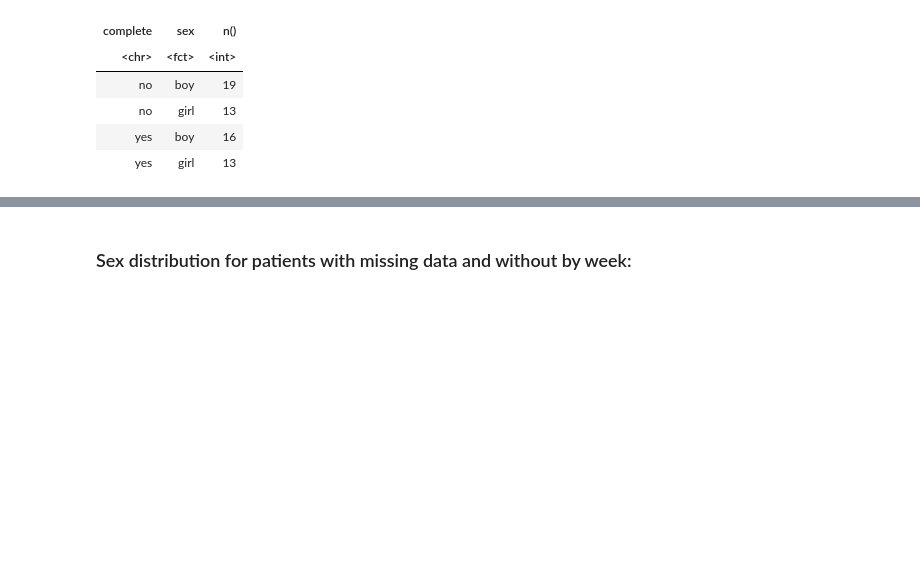
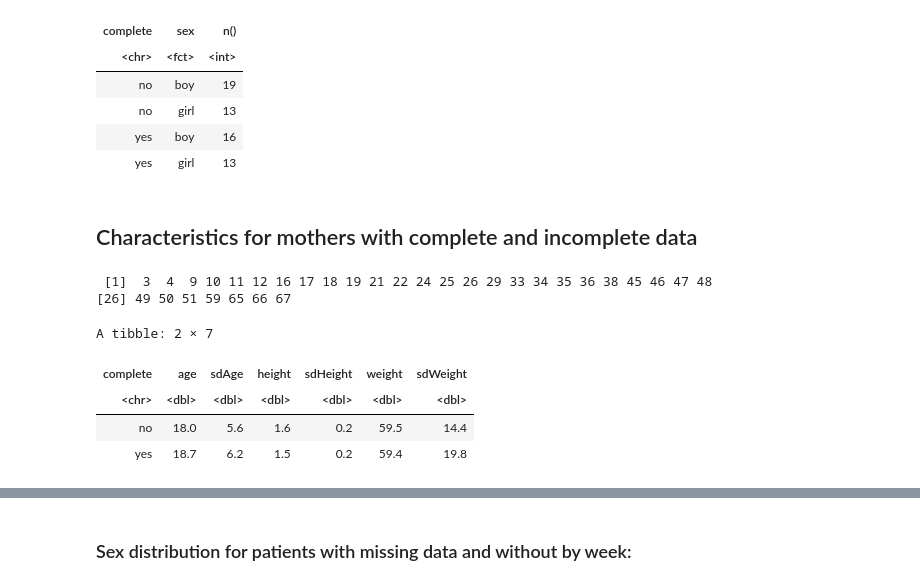
Before and after one commit to notblank/AA-leche-humana, a Jupyter notebook: Missing at random.ipynb, the cells around one changed output, grey strips where cells are left out. Cells and saved outputs as stored; diff of their text form; code cells hidden in the pictures; blank space fills up the shorter version.

```diff
--- a/Missing at random.ipynb
+++ b/Missing at random.ipynb
@@ -93 +113,23 @@ weekSexNA <- numNA %>% filter(!is.na(sex)) %>% group_by(id, sex, age, week, AA)
                     group_by(complete, week, sex) %>% summarise(total = n())
+# %% [markdown]
+## Characteristics for mothers with complete and incomplete data
+# %%
+df_incomplete <- completeMising %>% filter(complete == 'no') %>% group_by(id) %>% summarise(mean(total_miss))
+id_incomplete <- df_incomplete$id
+id_incomplete
+# %% [output]
+ [1]  3  4  9 10 11 12 16 17 18 19 21 22 24 25 26 29 33 34 35 36 38 45 46 47 48
+[26] 49 50 51 59 65 66 67
+# %%
+moms_complete <- moms %>% mutate(complete = ifelse(id %in% id_incomplete, 'no', 'yes'))
+# %%
+moms_complete %>% group_by(complete) %>%
+    summarise(age = round(mean(momAge), 1), sdAge = 2*round(sd(momAge), 1),
+              height = round(mean(momHeight, na.rm = T), 1), sdHeight = 2*round(sd(momHeight, na.rm = T), 1),
+              weight = round(mean(momWeight, na.rm = T), 1), sdWeight = 2*round(sd(momWeight, na.rm = T), 1))
+# %% [output]
+A tibble: 2 × 7
+| complete | age | sdAge | height | sdHeight | weight | sdWeight |
+| <chr> | <dbl> | <dbl> | <dbl> | <dbl> | <dbl> | <dbl> |
+| no | 18.0 | 5.6 | 1.6 | 0.2 | 59.5 | 14.4 |
+| yes | 18.7 | 6.2 | 1.5 | 0.2 | 59.4 | 19.8 |
```
Also changed, not shown: parts of 9 cells of this notebook, 4 other files.
